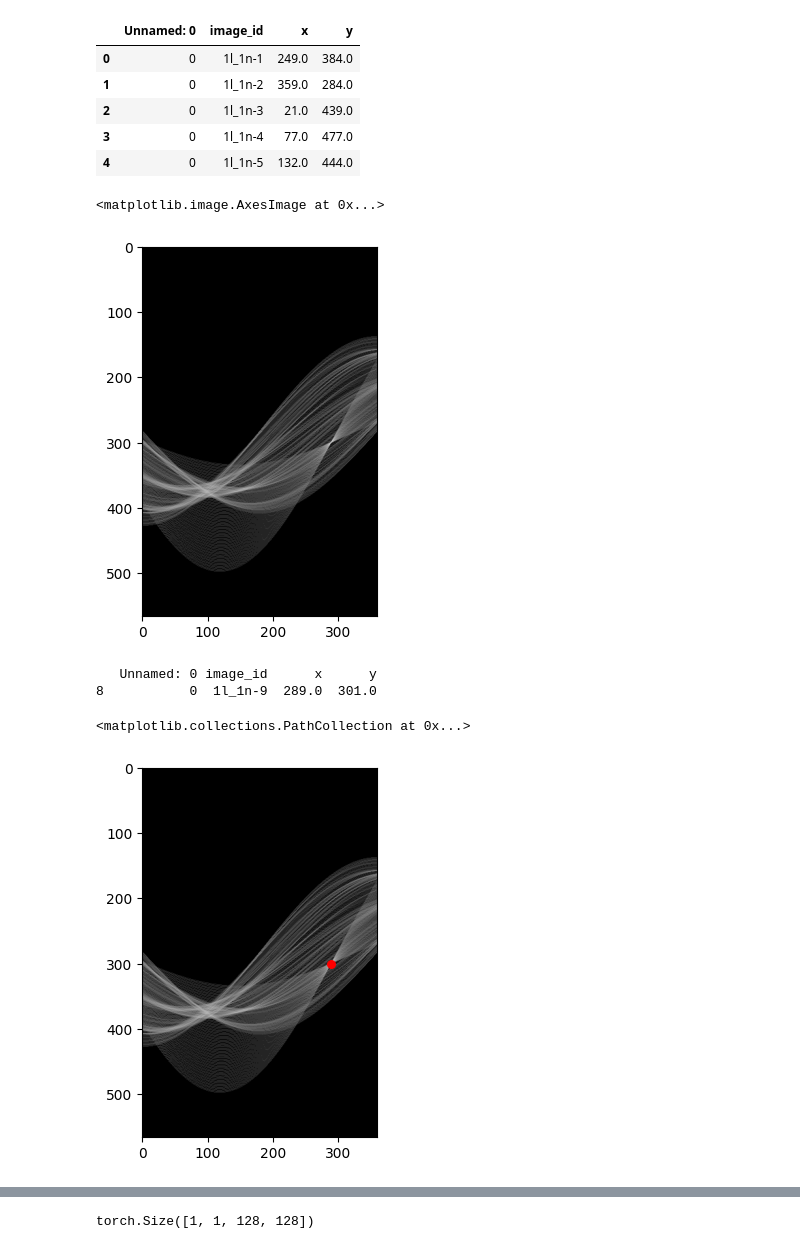
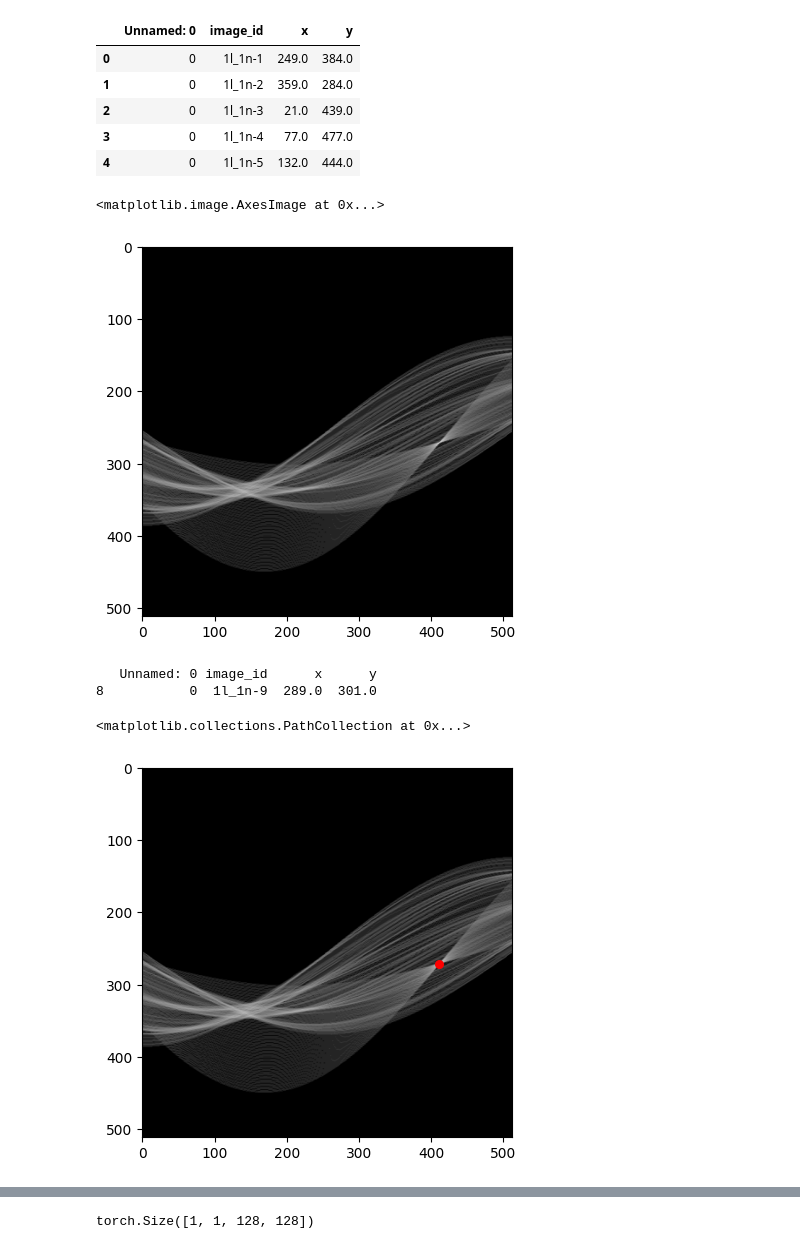
Before and after one commit to ceschini/ht-peaks-detection, a Jupyter notebook: notebooks/ht-peaks-centernet.ipynb, the cells around one changed output, grey strips where cells are left out. Cells and saved outputs as stored; diff of their text form; code cells hidden in the pictures.

```diff
--- a/notebooks/ht-peaks-centernet.ipynb
+++ b/notebooks/ht-peaks-centernet.ipynb
@@ -44,22 +48,23 @@ train_id, test_id = train_test_split(image_ids, test_size=0.2, random_state=777)
 # %%
 img_id = train_id[0]
 img = cv2.imread(os.path.join(DIR_INPUT, "train", img_id+"-ht.png"))
 img = cv2.cvtColor(img, cv2.COLOR_BGR2RGB)
+img = cv2.resize(img, (input_size, input_size))
 plt.imshow(img)
 # %% [output]
 <matplotlib.image.AxesImage at 0x...>
-[figure, old version]
+[figure, new version]
 # %%
 # plot centers on image
 target = train_df[train_df['image_id']==img_id]
 print(target)
 plt.imshow(img)
-plt.scatter(target['x'], target['y'], color='red', s=30)
+plt.scatter(target['x']*1.42, target['y']*0.90, color='red', s=30)
 # %% [output]
    Unnamed: 0 image_id      x      y
 8           0  1l_1n-9  289.0  301.0
 <matplotlib.collections.PathCollection at 0x...>
-[figure, old version]
+[figure, new version]
 # %%
 # make heatmaps using the utility functions from the centernet repo
 def draw_msra_gaussian(heatmap, center, sigma=2):
```
Also changed, not shown: parts of 10 cells of this notebook, 4 other files.
